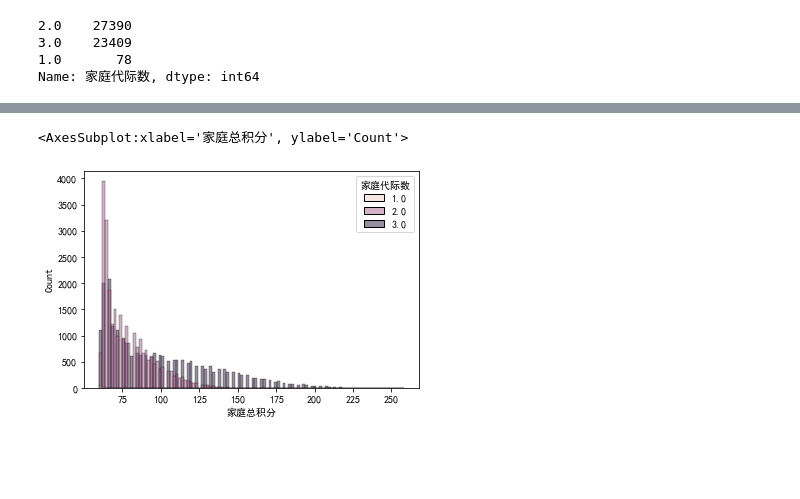
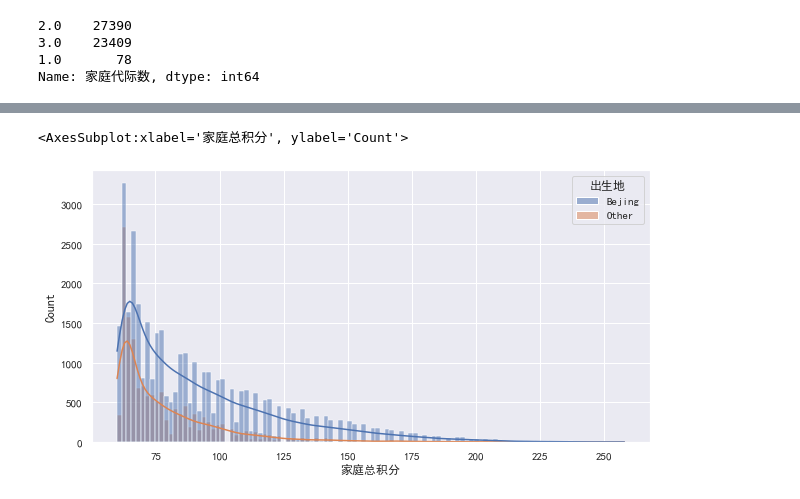
Before and after one commit to philocfd/Data-science, a Jupyter notebook: car_lottery_2023.ipynb, the cells around one changed output, grey strips where cells are left out. Drawn from its saved outputs; the diff is of its cells as text; code cells hidden in the pictures; blank space fills up the shorter version.

```diff
--- a/car_lottery_2023.ipynb
+++ b/car_lottery_2023.ipynb
@@ -70,5 +142,13 @@ sns.histplot(data= data_df, x="家庭代际数", bins=3)
+# %%
+data_df = data_df.dropna(axis=0)
+# %%
+native_categories = ["Bejing"]
+# %%
+conditions = [data_df["主申请人证件号码"].str.startswith("11").astype(bool)]
+# %%
+data_df["出生地"] = np.select(conditions, native_categories, default="Other")
 # %%
-sns.histplot(data= data_df, x="家庭总积分", hue="家庭代际数")
+sns.histplot(data= data_df, x="家庭总积分", hue="出生地", kde=True)
 # %% [output]
 <AxesSubplot:xlabel='家庭总积分', ylabel='Count'>
-[figure, old version]
+[figure, new version]
```
Also changed, not shown: parts of 23 cells of this notebook.
